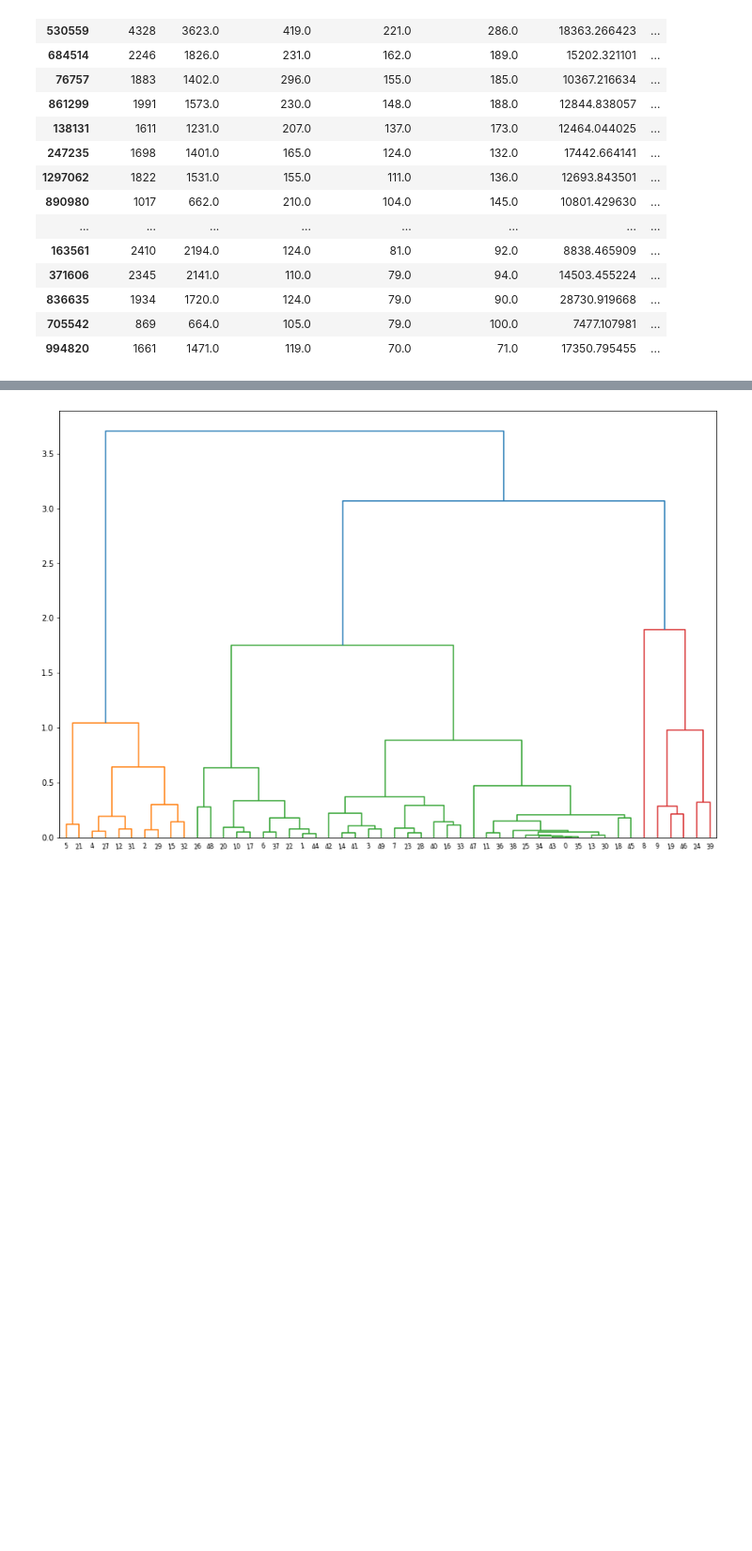
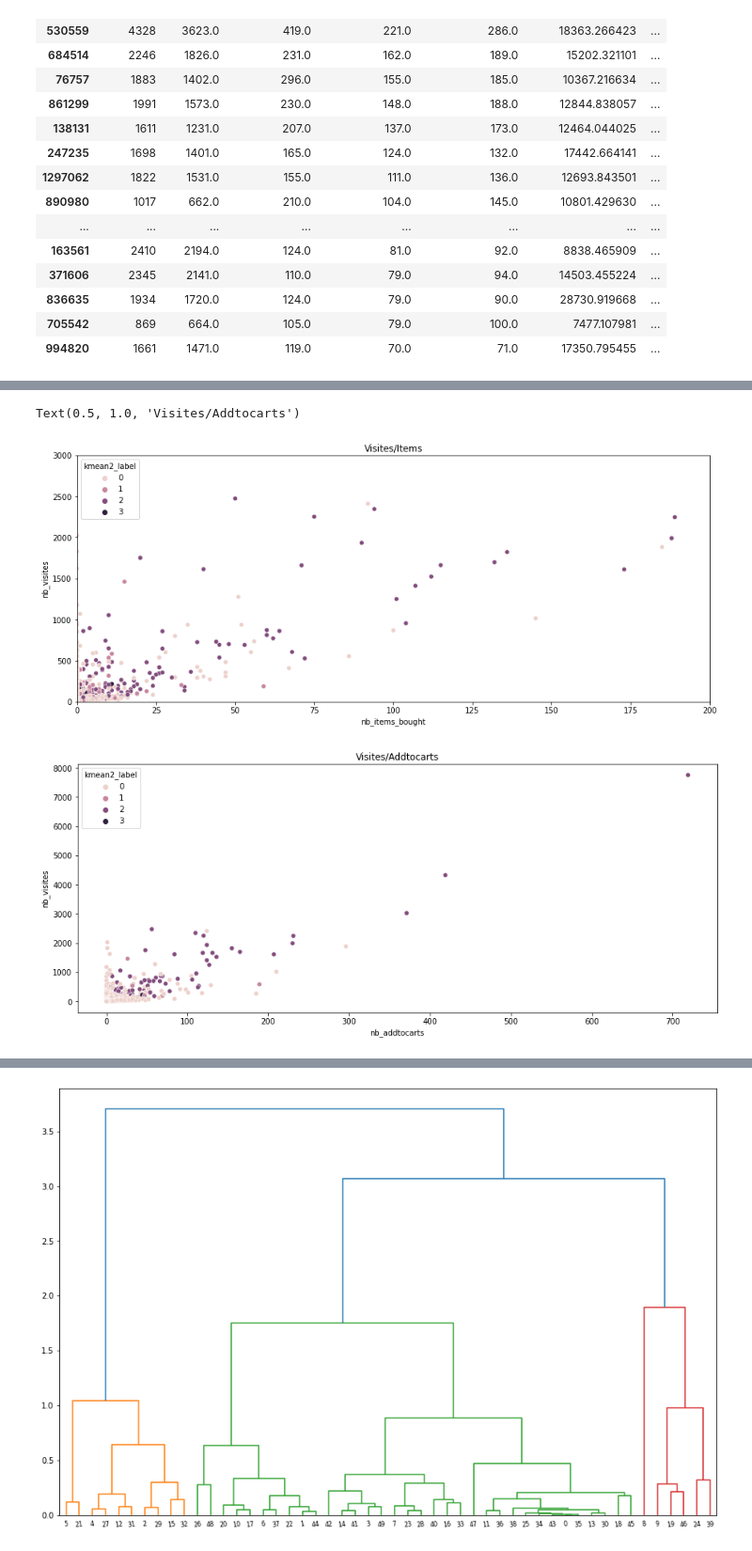
Before and after one commit to soopajot/eCommerce_Customer_Behavior, a Jupyter notebook: test.ipynb, the cells around one changed output, grey strips where cells are left out. Shown at 94% size. Saved outputs shown, nothing was run; the diff lists cells and outputs as text; code cells hidden in the pictures; blank space fills up the shorter version.

```diff
--- a/test.ipynb
+++ b/test.ipynb
@@ -203,0 +217,24 @@ stats.head(20)
+# %%
+# AGGLOMERATIVECLUSTERING PAR 4
+ac = AgglomerativeClustering(n_clusters = 4).fit(k1.cluster_centers_)
+cd = pd.DataFrame(k1.cluster_centers_)
+
+stats['kmean1_label'] = k1.labels_
+
+# DATA CLUSTERING
+for i in list(cd.index):
+    stats.loc[stats['kmean1_label'] == cd.index[i], 'agglo_label'] = ac.labels_[i]
+
+# GET NEW CENTROIDS = MEAN OF AGGLO 4 LABELS
+new_centroids = stats.groupby('agglo_label').mean()
+new_stats = stats.drop(['agglo_label'], axis=1)
+
+k2 = KMeans(n_clusters=4, init=new_centroids)
+k2.fit(new_stats)
+
+# Centroids and labels
+k2_centroids = k2.cluster_centers_
+k2_labels = k2.labels_
+
+stats['kmean2_label'] = k2.labels_
+stats
@@ -203,0 +256,14 @@ stats.head(20)
+# %%
+plt.figure(figsize=(15,6))
+sns.scatterplot(data=stats, x="nb_items_bought", y="nb_visites", hue="kmean2_label")
+plt.xlim(0, 200)
+plt.ylim(0, 3000)
+plt.title('Visites/Items')
+
+plt.figure(figsize=(15,6))
+sns.scatterplot(data=stats, x="nb_addtocarts", y="nb_visites", hue="kmean2_label")
+plt.title('Visites/Addtocarts')
+# %% [output]
+Text(0.5, 1.0, 'Visites/Addtocarts')
+[figure, added]
+[figure, added]
```
Also changed, not shown: parts of 4 cells of this notebook.
